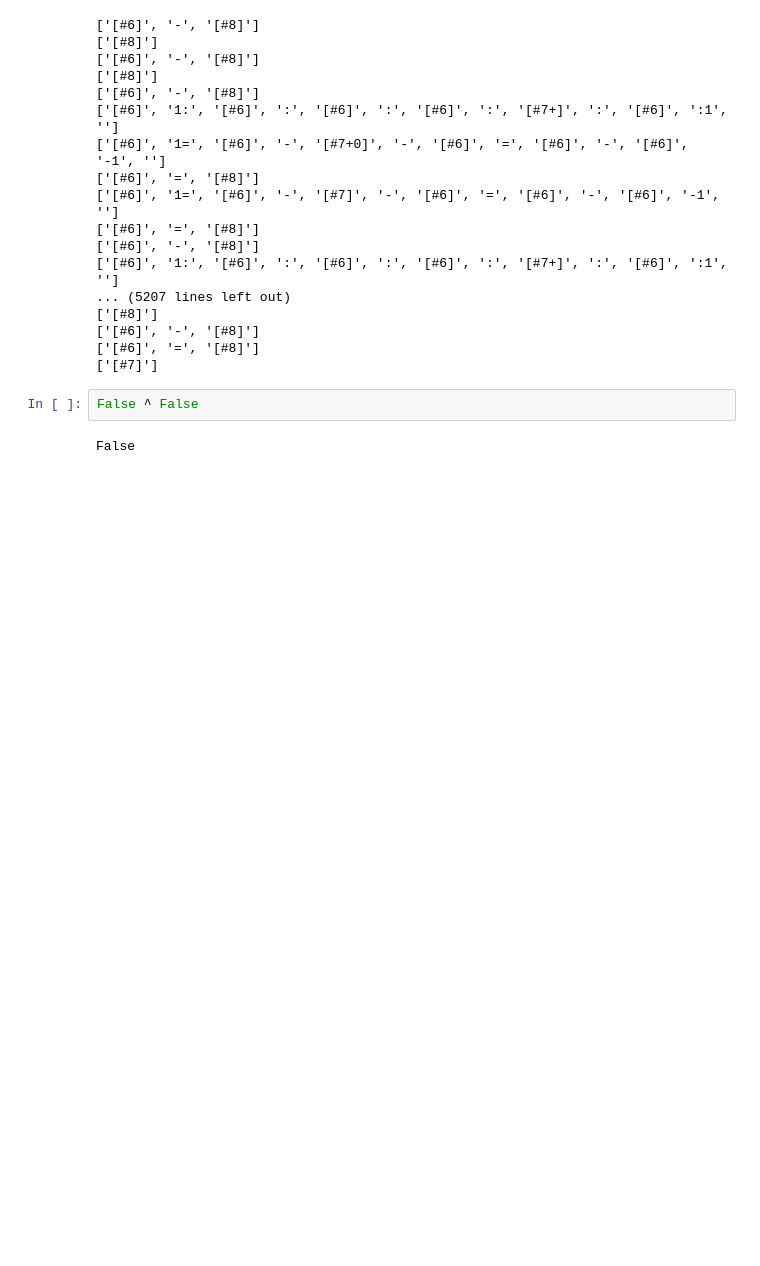
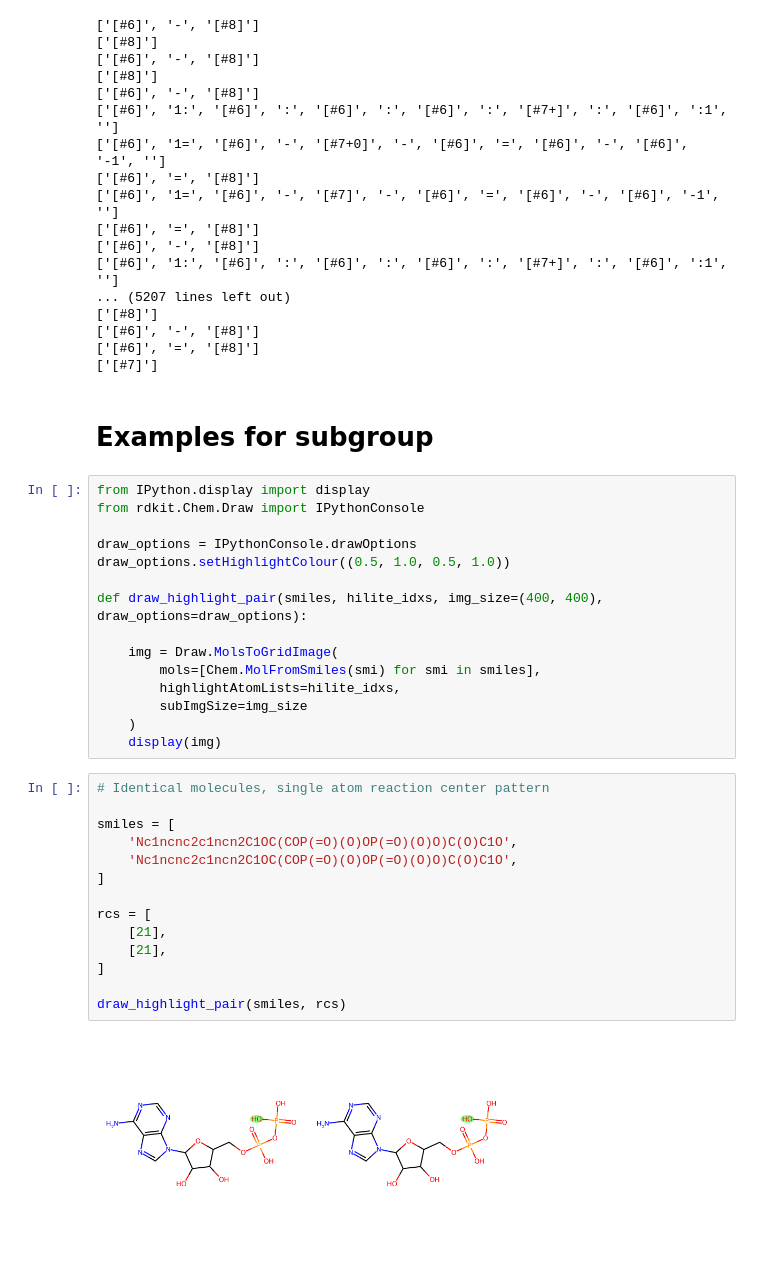
Before and after one commit to stefanpate/rcgnn, a Jupyter notebook: notebooks/hcluster.ipynb, the cells around one changed output. Saved outputs shown, nothing was run; the diff lists cells and outputs as text; blank space fills up the shorter version.

Commit message:
Visualized examples of rcmcs for subgroup

```diff
--- a/notebooks/hcluster.ipynb
+++ b/notebooks/hcluster.ipynb
@@ -462,7 +460,36 @@ for i, row in rules.iterrows():
 ['[#6]', '-', '[#8]']
 ['[#6]', '=', '[#8]']
 ['[#7]']
-# %%
-False ^ False
-# %% [output]
-False
+# %% [markdown]
+# Examples for subgroup
+# %%
+from IPython.display import display
+from rdkit.Chem.Draw import IPythonConsole
+
+draw_options = IPythonConsole.drawOptions
+draw_options.setHighlightColour((0.5, 1.0, 0.5, 1.0))
+
+def draw_highlight_pair(smiles, hilite_idxs, img_size=(400, 400), draw_options=draw_options):
+
+    img = Draw.MolsToGridImage(
+        mols=[Chem.MolFromSmiles(smi) for smi in smiles],
+        highlightAtomLists=hilite_idxs,
+        subImgSize=img_size
+    )
+    display(img)
+# %%
+# Identical molecules, single atom reaction center pattern
+
+smiles = [
+    'Nc1ncnc2c1ncn2C1OC(COP(=O)(O)OP(=O)(O)O)C(O)C1O',
+    'Nc1ncnc2c1ncn2C1OC(COP(=O)(O)OP(=O)(O)O)C(O)C1O',
+]
+
+rcs = [
+    [21],
+    [21],
+]
+
+draw_highlight_pair(smiles, rcs)
+# %% [output]
+[figure, added]
```
Also changed, not shown: parts of 4 cells of this notebook.
